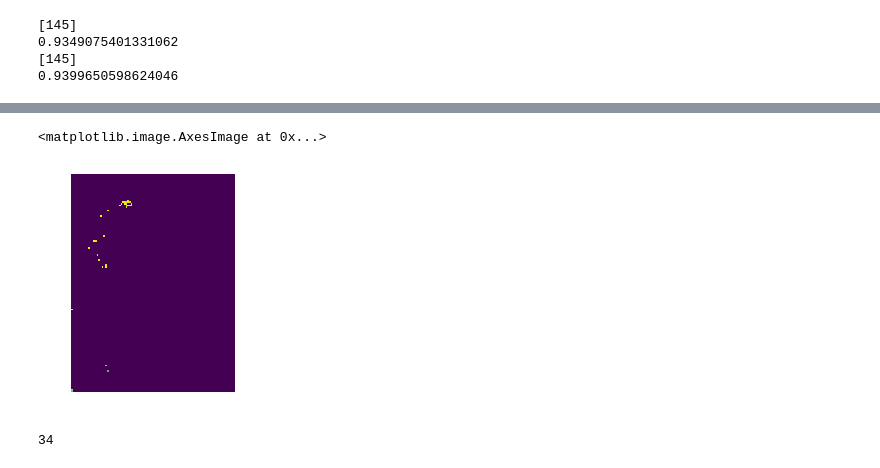
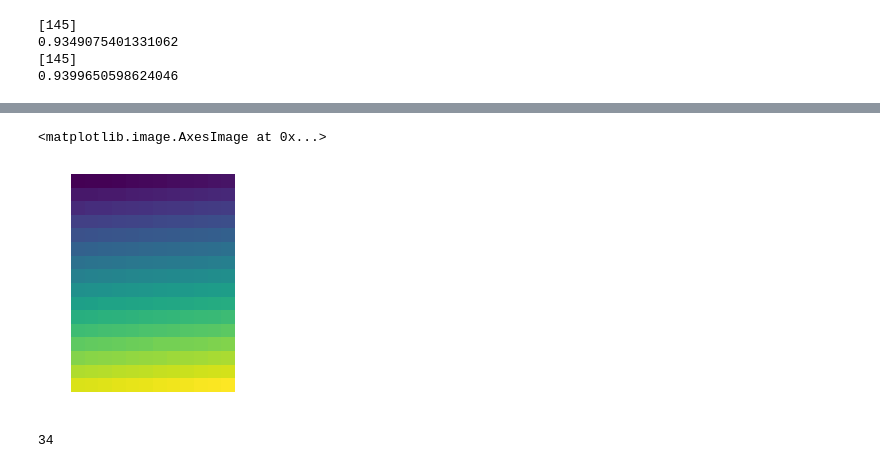
Before and after one commit to saikat-d/LeungMalikSegmentation, a Jupyter notebook: textons.ipynb, the cells around one changed output, grey strips where cells are left out. Drawn from its saved outputs; the diff is of its cells as text; code cells hidden in the pictures.

```diff
--- a/textons.ipynb
+++ b/textons.ipynb
@@ -550,3 +550,5 @@ print(g_ic[100][101]['weight'])
 0.9349075401331062
 [145]
 0.9399650598624046
+# %%
+labels1 = segmentation.slic(img_i.reshape(img.shape[0],img.shape[1]), compactness=30, n_segments=200)
@@ -553,7 +563,10 @@ print(g_ic[100][101]['weight'])
 # %%
+
 g_seg = graph.rag.RAG()
-for ix in range(0,img.shape[0]*img.shape[1]):
-    g_seg.add_node(ix,labels=[label[ix]])
+for ix in range(0,img.shape[0]):
+    for iy in range(0,img.shape[1]):
+        idx = ix*img.shape[1] + iy
+        g_seg.add_node(idx,labels=[labels_slic[idx]])
 win_rad = 7
 for i in range(0,img.shape[0]):
     for j in range(0,img.shape[1]):
@@ -566,14 +579,14 @@ for i in range(0,img.shape[0]):
                     w_ic = g_ic[idx][idc]['weight']
                     g_seg.add_edge(idx, idc, weight=(w_tx*w_ic))
 # %%
-labels3 = graph.cut_normalized(img_i, g_seg,5.0,10)
+labels3 = graph.cut_normalized(labels1, g_seg,5.0,10)
 # %%
-ncut_img = labels3.reshape(img.shape[0],img.shape[1])
+ncut_img = labels3
 plt.axis('off')
 plt.imshow(ncut_img)
 # %% [output]
 <matplotlib.image.AxesImage at 0x...>
-[figure, old version]
+[figure, new version]
 # %%
 print(np.amax(labels3))
 # %% [output]
```
Also changed, not shown: parts of 9 cells of this notebook.
